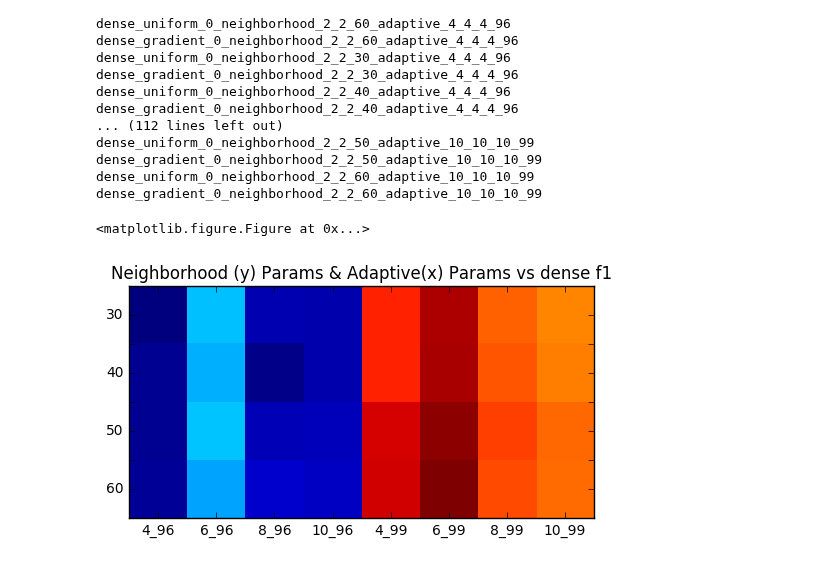
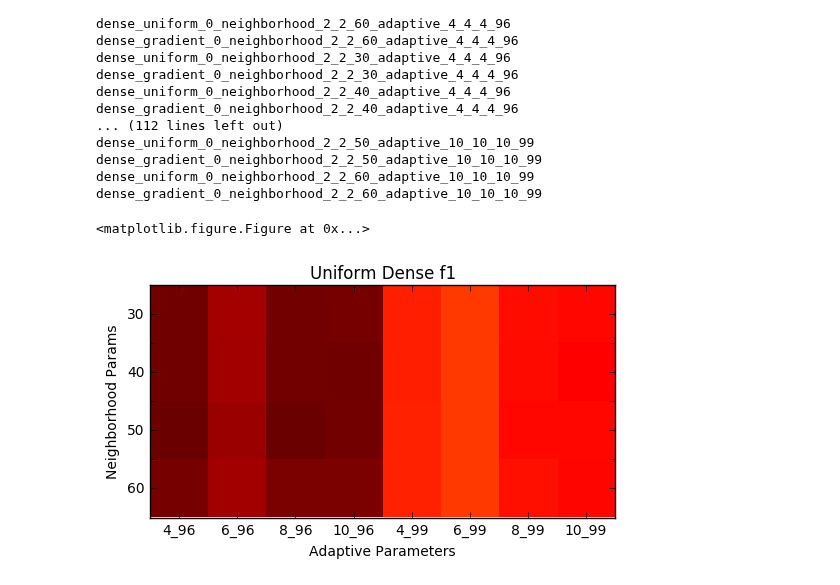
Before and after one commit to NeuroDataDesign/pan-synapse, a Jupyter notebook: background/HyperparamSearchResults.ipynb, the cells around one changed output. Saved outputs shown, nothing was run; the diff lists cells and outputs as text; code cells hidden in the pictures.

```diff
--- a/background/HyperparamSearchResults.ipynb
+++ b/background/HyperparamSearchResults.ipynb
@@ -70,0 +88,15 @@ plt.show()
+# %%
+fig = plt.figure()
+typeDict = {
+    'sparse_gradient': 'r',
+    'sparse_uniform': 'g',
+    'dense_gradient': 'b',
+    'dense_uniform': 'y'
+}
+for trial, result in enumerate(data[400:]):
+    groups = result[0].split('_')
+    volString = groups[0]+ '_' + groups[1]
+    plt.scatter(trial, result[1], c=typeDict[volString])
+
+plt.title('Precision vs Trial-400')
+plt.show()
@@ -71,9 +105,7 @@ plt.show()
 # %%
-topResults = []
-for trial, result in enumerate(data[400:700]):
+for trial, result in enumerate(data[400:]):
     if result[3] > .2:
         print result[0]
-        topResults.append(result)
 # %% [output]
 dense_uniform_0_neighborhood_2_2_30_adaptive_4_4_4_96
 dense_gradient_0_neighborhood_2_2_30_adaptive_4_4_4_96
@@ -92,6 +124,15 @@ dense_uniform_0_neighborhood_2_2_50_adaptive_10_10_10_99
 dense_gradient_0_neighborhood_2_2_50_adaptive_10_10_10_99
 dense_uniform_0_neighborhood_2_2_60_adaptive_10_10_10_99
 dense_gradient_0_neighborhood_2_2_60_adaptive_10_10_10_99
+# %%
+topResultsG = []
+topResultsU = []
+for trial, result in enumerate(data[400:]):
+    if result[3] > .2:
+        if 'gradient' in result[0]:
+            topResultsG.append(result)
+        else:
+            topResultsU.append(result)
 # %%
 nIdx = {
     '30':0,
@@ -112,7 +153,7 @@ aIdx = {
 }
 
 results = np.empty((4, 8))
-for result in topResults:
+for result in topResultsU:
     groups = result[0].split('_')
     y = groups[6]
     x = groups[10] + '_' + groups[11]
@@ -120,11 +161,13 @@ for result in topResults:
 # %%
 plt.figure()
 fig, ax = plt.subplots()
-plt.imshow(results, interpolation='nearest')
-plt.title('Neighborhood (y) Params & Adaptive(x) Params vs dense f1')
+plt.imshow(results, interpolation='nearest', cmap='hot', vmin=0, vmax=1)
+plt.title('Uniform Dense f1')
+ax.set_xlabel('Adaptive Parameters')
+ax.set_ylabel('Neighborhood Params')
 ax.set_xticklabels(['', '4_96', '6_96', '8_96', '10_96', '4_99', '6_99', '8_99', '10_99'])
 ax.set_yticklabels(['', '30', '', '40', '', '50', '', '60'])
 plt.show()
 # %% [output]
 <matplotlib.figure.Figure at 0x...>
-[figure, old version]
+[figure, new version]
```
Also changed, not shown: parts of 9 cells of this notebook.
